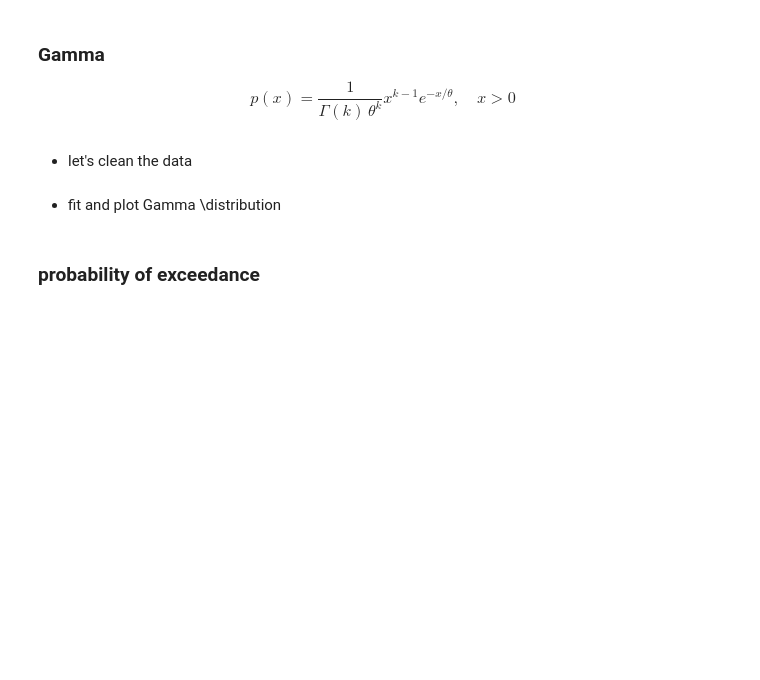
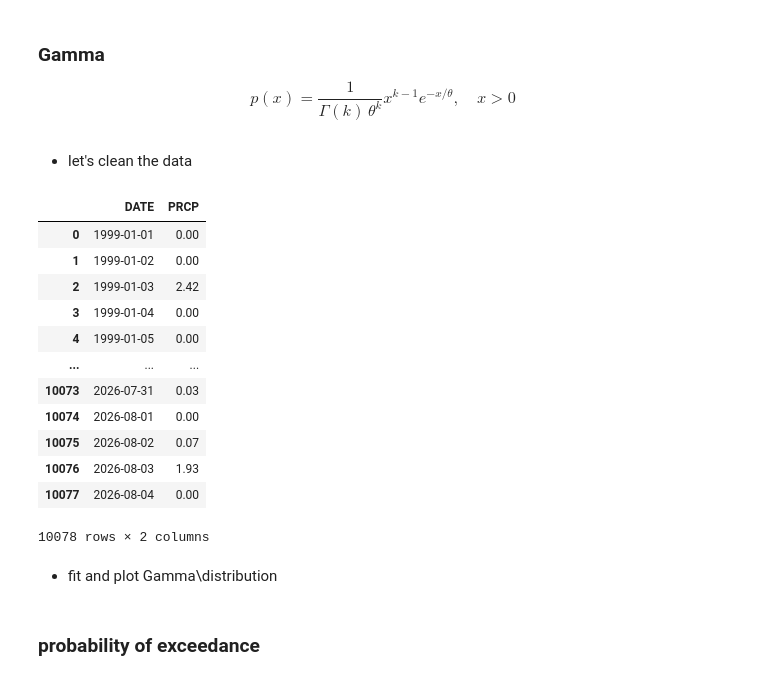
Before and after one commit to cl3225/CLMTG-5060, a Jupyter notebook: Lecture 02_examples.ipynb, the cells around one changed output. Cells and saved outputs as stored; diff of their text form; code cells hidden in the pictures; blank space fills up the shorter version.

```diff
--- a/Lecture 02_examples.ipynb
+++ b/Lecture 02_examples.ipynb
@@ -166 +172,19 @@ $$p(x) = \frac{1}{\Gamma(k)\,\theta^{k}} x^{k-1} e^{-x/\theta}, \quad x > 0$$
+# %%
+df = pd.read_csv('/content/NYC_data_clean.csv')  # or whatever it turns out to be
+# %%
+df
+# %% [output]
+|  | DATE | PRCP |
+| 0 | 1999-01-01 | 0.00 |
+| 1 | 1999-01-02 | 0.00 |
+| 2 | 1999-01-03 | 2.42 |
+| 3 | 1999-01-04 | 0.00 |
+| 4 | 1999-01-05 | 0.00 |
+| ... | ... | ... |
+| 10073 | 2026-07-31 | 0.03 |
+| 10074 | 2026-08-01 | 0.00 |
+| 10075 | 2026-08-02 | 0.07 |
+| 10076 | 2026-08-03 | 1.93 |
+| 10077 | 2026-08-04 | 0.00 |
+10078 rows × 2 columns
 # %% [markdown]
```
Also changed, not shown: parts of 5 cells of this notebook.
